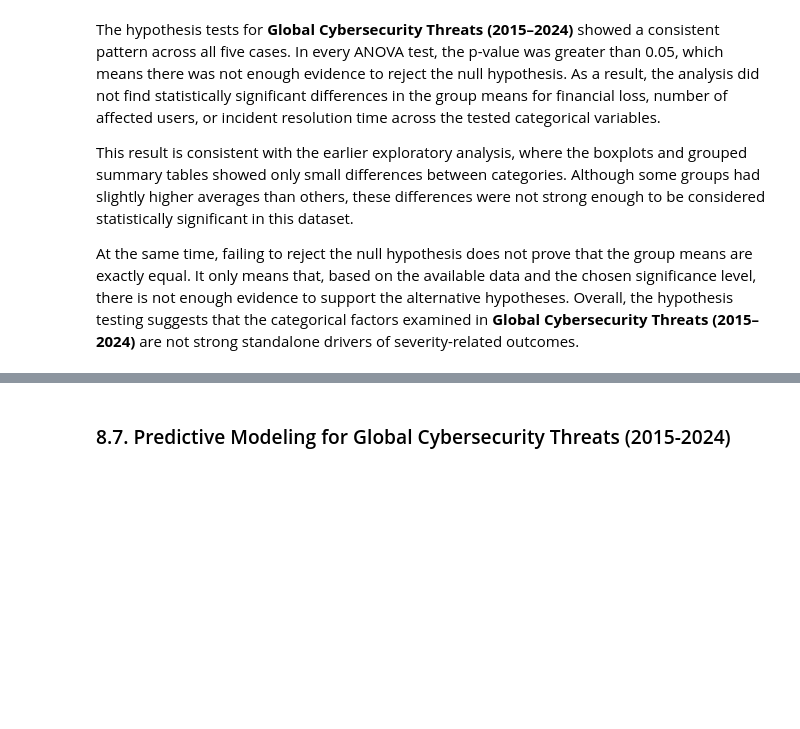
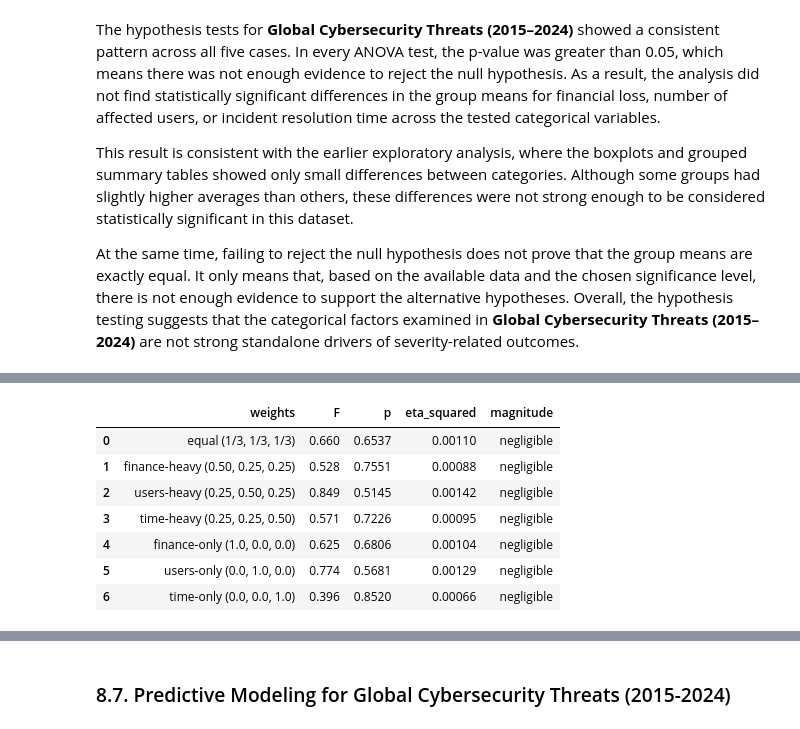
Before and after one commit to AlexanderPanagyurski/cyberattack-severity-analysis, a Jupyter notebook: Drivers of Cyberattack Severity.ipynb, the cells around one changed output, grey strips where cells are left out. Cells and saved outputs as stored; diff of their text form; code cells hidden in the pictures; blank space fills up the shorter version.

```diff
--- a/Drivers of Cyberattack Severity.ipynb
+++ b/Drivers of Cyberattack Severity.ipynb
@@ -2748,0 +2913,45 @@ At the same time, failing to reject the null hypothesis does not prove that the
+# %%
+# --- Sensitivity analysis: re-run H1 under different severity weights ---
+
+schemes = [
+    ('equal           (1/3, 1/3, 1/3)',     (1/3, 1/3, 1/3)),
+    ('finance-heavy   (0.50, 0.25, 0.25)',  (0.50, 0.25, 0.25)),
+    ('users-heavy     (0.25, 0.50, 0.25)',  (0.25, 0.50, 0.25)),
+    ('time-heavy      (0.25, 0.25, 0.50)',  (0.25, 0.25, 0.50)),
+    ('finance-only    (1.0, 0.0, 0.0)',     (1.0, 0.0, 0.0)),
+    ('users-only      (0.0, 1.0, 0.0)',     (0.0, 1.0, 0.0)),
+    ('time-only       (0.0, 0.0, 1.0)',     (0.0, 0.0, 1.0)),
+]
+
+rows = []
+for label, (wF, wU, wT) in schemes:
+    sev = (
+        wF * global_cybersecuirty_threats['fin_norm']
+      + wU * global_cybersecuirty_threats['users_norm']
+      + wT * global_cybersecuirty_threats['time_norm']
+    )
+    groups = [
+        sev[global_cybersecuirty_threats['attack_type'] == c].values
+        for c in global_cybersecuirty_threats['attack_type'].cat.categories
+    ]
+    f, p = f_oneway(*groups)
+    eta2 = eta_squared(groups)
+    rows.append({
+        'weights': label,
+        'F': round(f, 3),
+        'p': round(p, 4),
+        'eta_squared': round(eta2, 5),
+        'magnitude': cohen_label_eta(eta2)
+    })
+
+sensitivity_df = pd.DataFrame(rows)
+sensitivity_df
+# %% [output]
+|  | weights | F | p | eta_squared | magnitude |
+| 0 | equal (1/3, 1/3, 1/3) | 0.660 | 0.6537 | 0.00110 | negligible |
+| 1 | finance-heavy (0.50, 0.25, 0.25) | 0.528 | 0.7551 | 0.00088 | negligible |
+| 2 | users-heavy (0.25, 0.50, 0.25) | 0.849 | 0.5145 | 0.00142 | negligible |
+| 3 | time-heavy (0.25, 0.25, 0.50) | 0.571 | 0.7226 | 0.00095 | negligible |
+| 4 | finance-only (1.0, 0.0, 0.0) | 0.625 | 0.6806 | 0.00104 | negligible |
+| 5 | users-only (0.0, 1.0, 0.0) | 0.774 | 0.5681 | 0.00129 | negligible |
+| 6 | time-only (0.0, 0.0, 1.0) | 0.396 | 0.8520 | 0.00066 | negligible |
```
Also changed, not shown: parts of 17 cells of this notebook.
